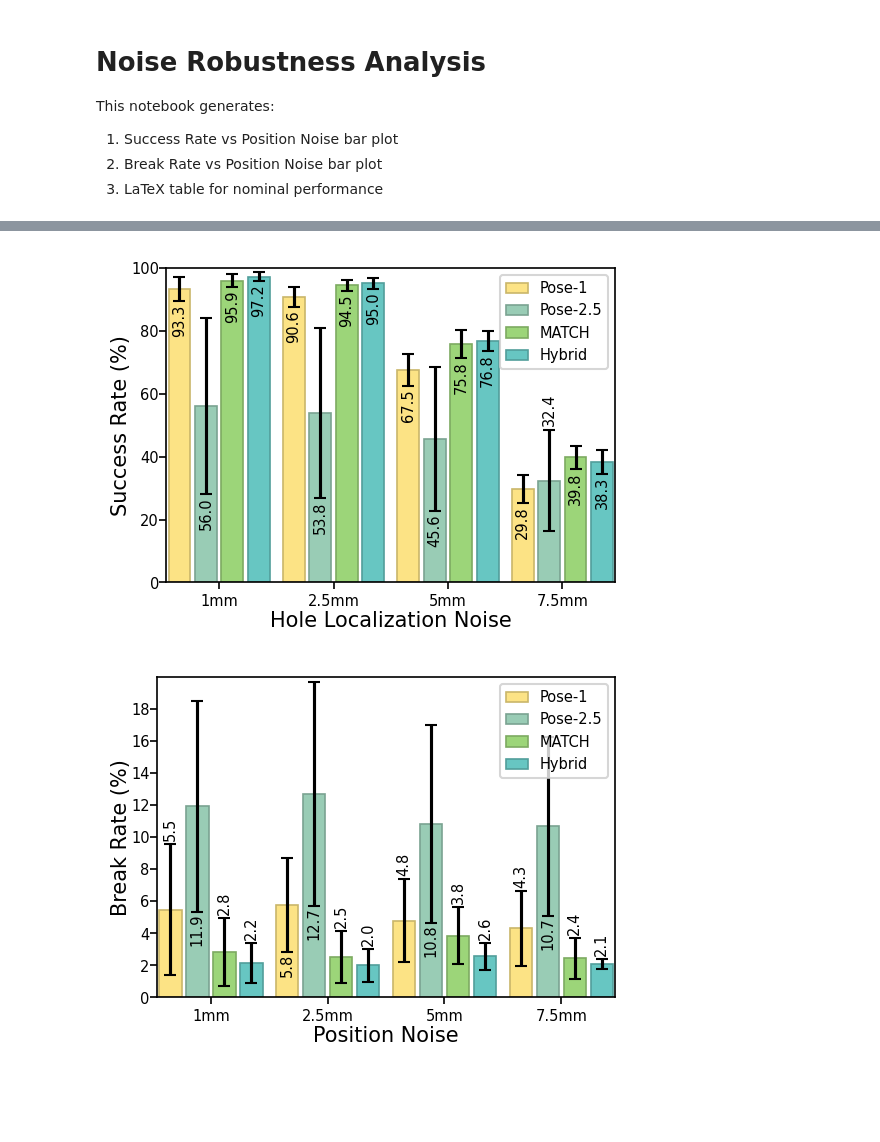
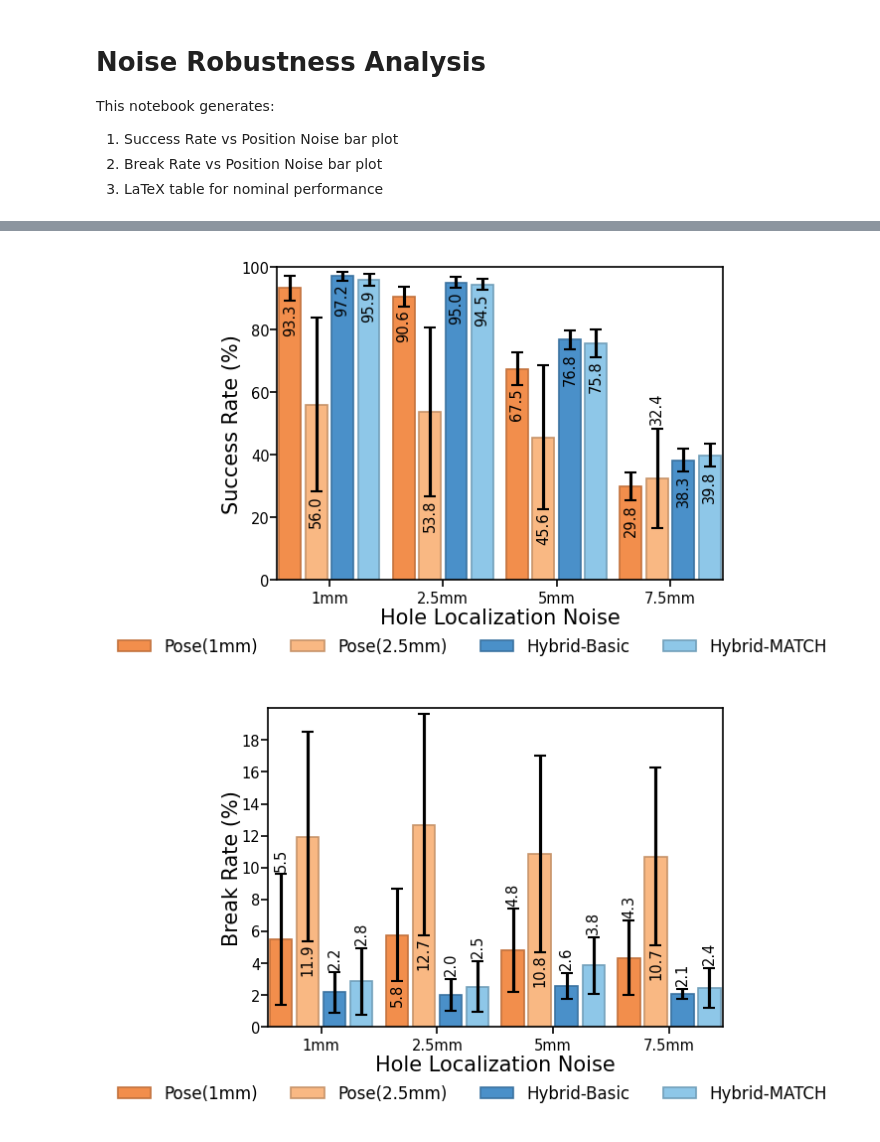
Before and after one commit to RoboNuke/Continuous_Force_RL, a Jupyter notebook: scripts/data_processing/noise_robustness_analysis.ipynb, the cells around one changed output, grey strips where cells are left out. Drawn from its saved outputs; the diff is of its cells as text; code cells hidden in the pictures; blank space fills up the shorter version.

Commit message:
Lots of plotting changes

```diff
--- a/scripts/data_processing/noise_robustness_analysis.ipynb
+++ b/scripts/data_processing/noise_robustness_analysis.ipynb
@@ -52,10 +52,10 @@ METHOD_TAGS = {
     #"Hybrid": "basic-hybrid_breakable_f10N:2026-02-04_17:49",
 
     #"VIC":  "pose_vic_squashed_breakable_f10:2026-02-21_10:59",
-    "Pose-1": "pose_squashed_breakable_f10:2026-02-21_10:59",
-    "Pose-2.5":"pose_squashed_25mm_f10:2026-02-22_14:24",
-    "MATCH": "MATCH_squashed_breakable_f10:2026-02-21_10:59",
-    "Hybrid": "hybrid_squashed_breakable_f10:2026-02-21_10:59",
+    "Pose(1mm)": "pose_squashed_breakable_f10:2026-02-21_10:59",
+    "Pose(2.5mm)":"pose_squashed_25mm_f10:2026-02-22_14:24",
+    "Hybrid-Basic": "hybrid_squashed_breakable_f10:2026-02-21_10:59",
+    "Hybrid-MATCH": "MATCH_squashed_breakable_f10:2026-02-21_10:59",
 }
 
 # Noise Level Mapping: display label -> metric range string
@@ -202,34 +201,35 @@ fig, ax = plot_rate_figure(
     filter_top_n=TOP_N_POLICIES,
     best_checkpoints=best_checkpoints_by_method,
     figsize= (3.5, 2.6),
+    #legend_position='none'
 )
 plt.show()
 # %% [output]
-[figure, old version]
+[figure, new version]
 # %%
 # ============================================================
 # BLOCK 5: BREAK RATE VS POSITION NOISE
 # ============================================================
 BREAK_Y_LIM = [0,20]
 BREAK_Y_TICKS = []
 for x in range(BREAK_Y_LIM[-1]):
     if x%2==0:
         BREAK_Y_TICKS.append(x)
 fig, ax = plot_rate_figure(
     data=noise_data,
     method_names=list(METHOD_TAGS.keys()),
     level_labels=list(NOISE_LEVELS.keys()),
     level_col="noise_level",
     metric="breaks",
     #title="Break Rate vs Position Noise",
-    x_label="Position Noise",
+    x_label="Hole Localization Noise",
     y_label="Break Rate (%)",
     y_lim=BREAK_Y_LIM,
     y_ticks=BREAK_Y_TICKS,
     error_type=ERROR_TYPE,
     filter_top_n=TOP_N_POLICIES,
     best_checkpoints=best_checkpoints_by_method,
 )
 plt.show()
 # %% [output]
-[figure, old version]
+[figure, new version]
```
Also changed, not shown: parts of 7 cells of this notebook, 5 other files.
